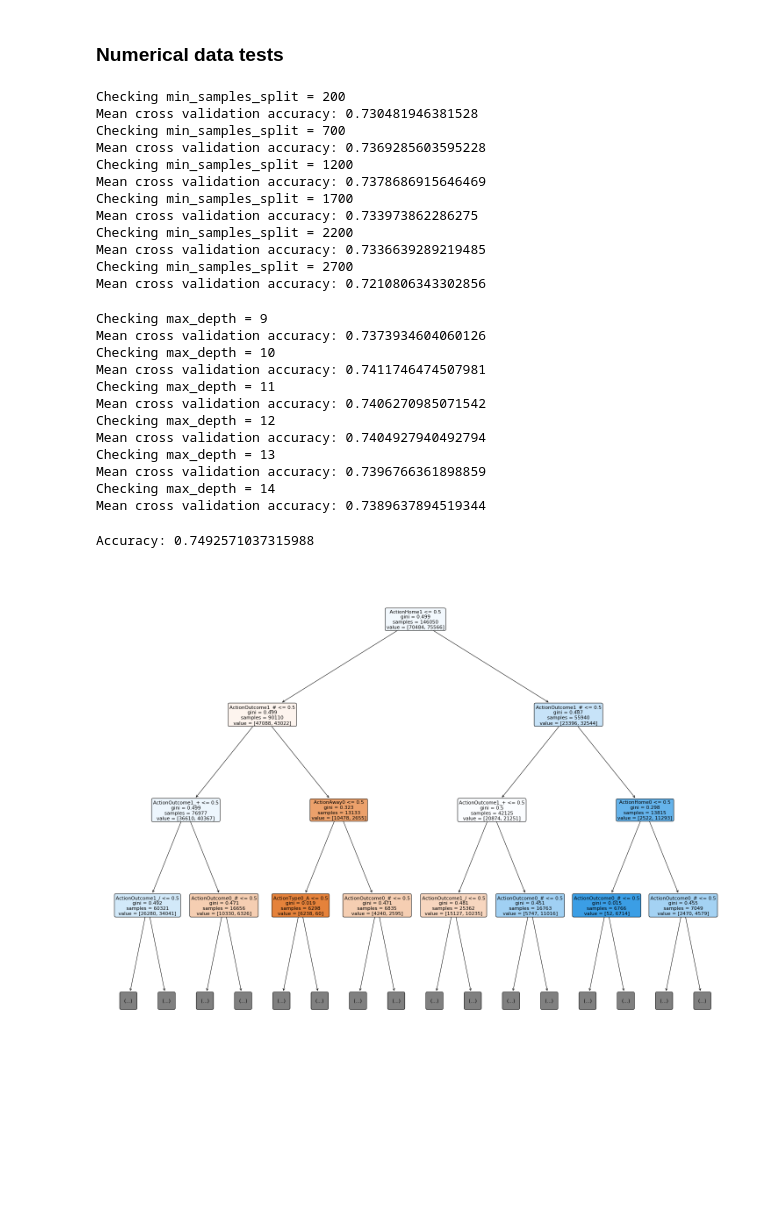
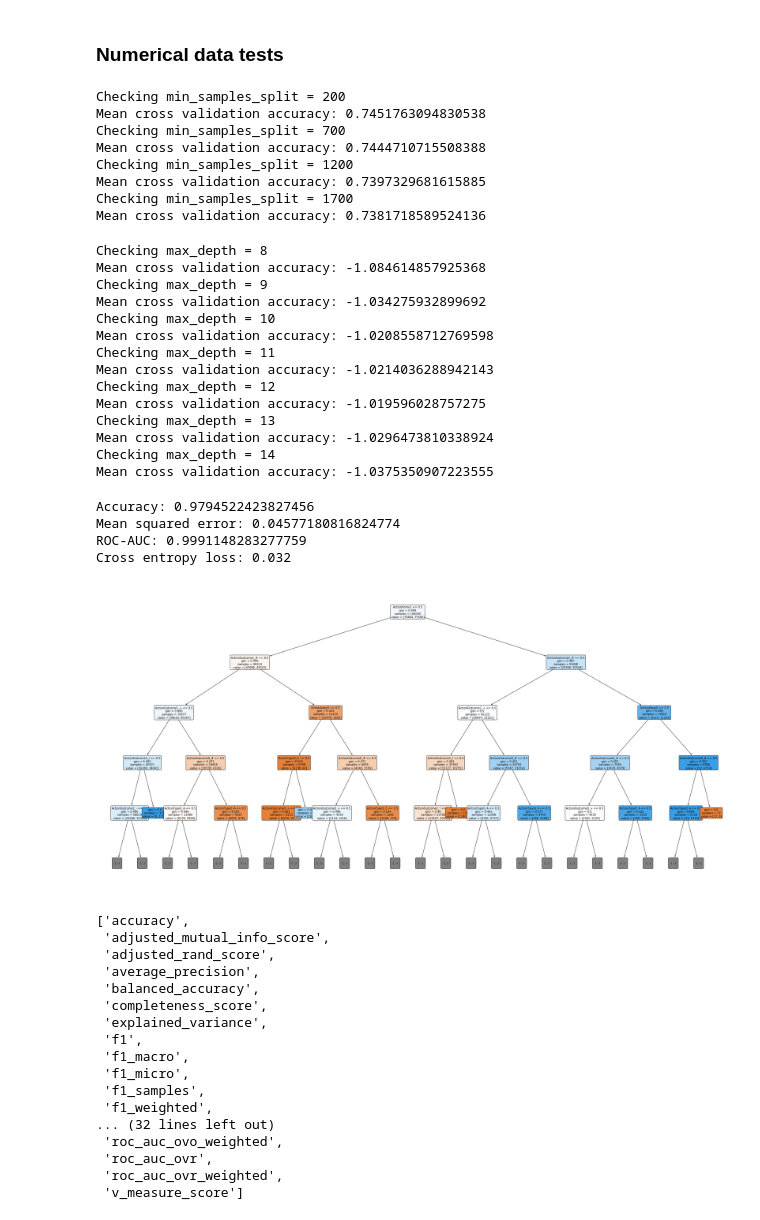
Before and after one commit to sfu-cl-lab/martin-project, a Jupyter notebook: notebook/DecisionTrees.ipynb, the cells around one changed output. Drawn from its saved outputs; the diff is of its cells as text; code cells hidden in the pictures; blank space fills up the shorter version.

```diff
--- a/notebook/DecisionTrees.ipynb
+++ b/notebook/DecisionTrees.ipynb
@@ -245,59 +245,65 @@ a = plot_tree(clf, feature_names=X.columns, filled=True, rounded=True, fontsize=
 ### Numerical data tests
 # %%
 depth = []
-for i in range(200,3000,500):
+for i in range(200,2000,500):
     print('Checking min_samples_split =', i)
-    clf = DecisionTreeClassifier(min_samples_split=i)
+    clf = DecisionTreeClassifier(min_samples_split=i, max_depth=10)
     # Perform 5-fold cross validation
-    scores = cross_val_score(estimator=clf, X=Xn, y=yn, cv=5, n_jobs=4)
+    scores = cross_val_score(estimator=clf, X=Xn, y=yn, cv=5, n_jobs=4, scoring='neg_mean_squared_error')
     depth.append((i,scores.mean()))
     print('Mean cross validation accuracy:', scores.mean())
 #print(depth)
 # %% [output]
 Checking min_samples_split = 200
-Mean cross validation accuracy: 0.730481946381528
+Mean cross validation accuracy: 0.7451763094830538
 Checking min_samples_split = 700
-Mean cross validation accuracy: 0.7369285603595228
+Mean cross validation accuracy: 0.7444710715508388
 Checking min_samples_split = 1200
-Mean cross validation accuracy: 0.7378686915646469
+Mean cross validation accuracy: 0.7397329681615885
 Checking min_samples_split = 1700
-Mean cross validation accuracy: 0.733973862286275
-Checking min_samples_split = 2200
-Mean cross validation accuracy: 0.7336639289219485
-Checking min_samples_split = 2700
-Mean cross validation accuracy: 0.7210806343302856
+Mean cross validation accuracy: 0.7381718589524136
 # %%
 depth = []
-for i in range(9,15):
+for i in range(8,15):
     print('Checking max_depth =', i)
-    clf = DecisionTreeClassifier(max_depth=i, min_samples_split=200)
+    clf = DecisionTreeClassifier(max_depth=i)
     # Perform 5-fold cross validation
-    scores = cross_val_score(estimator=clf, X=Xn, y=yn, cv=5, n_jobs=4)
+    scores = cross_val_score(estimator=clf, X=Xn, y=yn, cv=5, n_jobs=4, scoring='neg_mean_squared_error')
     depth.append((i,scores.mean()))
     print('Mean cross validation accuracy:', scores.mean())
 #print(depth)
 # %% [output]
+Checking max_depth = 8
+Mean cross validation accuracy: -1.084614857925368
 Checking max_depth = 9
-Mean cross validation accuracy: 0.7373934604060126
+Mean cross validation accuracy: -1.034275932899692
 Checking max_depth = 10
-Mean cross validation accuracy: 0.7411746474507981
+Mean cross validation accuracy: -1.0208558712769598
 Checking max_depth = 11
-Mean cross validation accuracy: 0.7406270985071542
+Mean cross validation accuracy: -1.0214036288942143
 Checking max_depth = 12
-Mean cross validation accuracy: 0.7404927940492794
+Mean cross validation accuracy: -1.019596028757275
 Checking max_depth = 13
-Mean cross validation accuracy: 0.7396766361898859
+Mean cross validation accuracy: -1.0296473810338924
 Checking max_depth = 14
-Mean cross validation accuracy: 0.7389637894519344
+Mean cross validation accuracy: -1.0375350907223555
 # %%
 # Create Decision Tree classifer object
-clfn = DecisionTreeClassifier(max_depth = 10, min_samples_split=200)
+clfn = DecisionTreeClassifier(max_depth=10, min_samples_split=200)
 # Train Decision Tree Classifer
 clfn = clfn.fit(Xn,yn)
 yn_pred = clfn.predict(Xn)
+yn_proba = clfn.predict_proba(Xn)[:,1]
+q_tree = yn_proba*2 - 1
 print("Accuracy:", metrics.accuracy_score(yn, yn_pred))
+print("Mean squared error:", metrics.mean_squared_error(yn, q_tree))
+print("ROC-AUC:", metrics.roc_auc_score(0.5+0.5*vbn.RewardValue, yn_proba))
+print('Cross entropy loss: %.3f' % (metrics.log_loss(0.5+0.5*vbn.RewardValue, yn_proba, eps=1e-4)))
 # %% [output]
-Accuracy: 0.7492571037315988
+Accuracy: 0.9794522423827456
+Mean squared error: 0.04577180816824774
+ROC-AUC: 0.9991148283277759
+Cross entropy loss: 0.032
 # %%
 import pickle
 y_prob = clfn.predict_proba(Xn)
@@ -305,9 +311,29 @@ pickle.dump(y_prob, open('../output/y_probabilities_tree.pkl', 'wb'))
 # %%
 from sklearn.tree import plot_tree
 import matplotlib.pyplot as plt
 
-plt.figure(figsize=(25,20))
-a = plot_tree(clfn, feature_names=Xn.columns, filled=True, rounded=True, fontsize=11, max_depth=3)
+plt.figure(figsize=(40,20))
+a = plot_tree(clfn, feature_names=Xn.columns, filled=True, rounded=True, fontsize=10, max_depth=4)
 plt.show()
 # %% [output]
-[figure, old version]
+[figure, new version]
+# %%
+sorted(metrics.SCORERS.keys())
+# %% [output]
+['accuracy',
+ 'adjusted_mutual_info_score',
+ 'adjusted_rand_score',
+ 'average_precision',
+ 'balanced_accuracy',
+ 'completeness_score',
+ 'explained_variance',
+ 'f1',
+ 'f1_macro',
+ 'f1_micro',
+ 'f1_samples',
+ 'f1_weighted',
+... (32 lines left out)
+ 'roc_auc_ovo_weighted',
+ 'roc_auc_ovr',
+ 'roc_auc_ovr_weighted',
+ 'v_measure_score']
```
Also changed, not shown: parts of 12 cells of this notebook, 3 other files.
